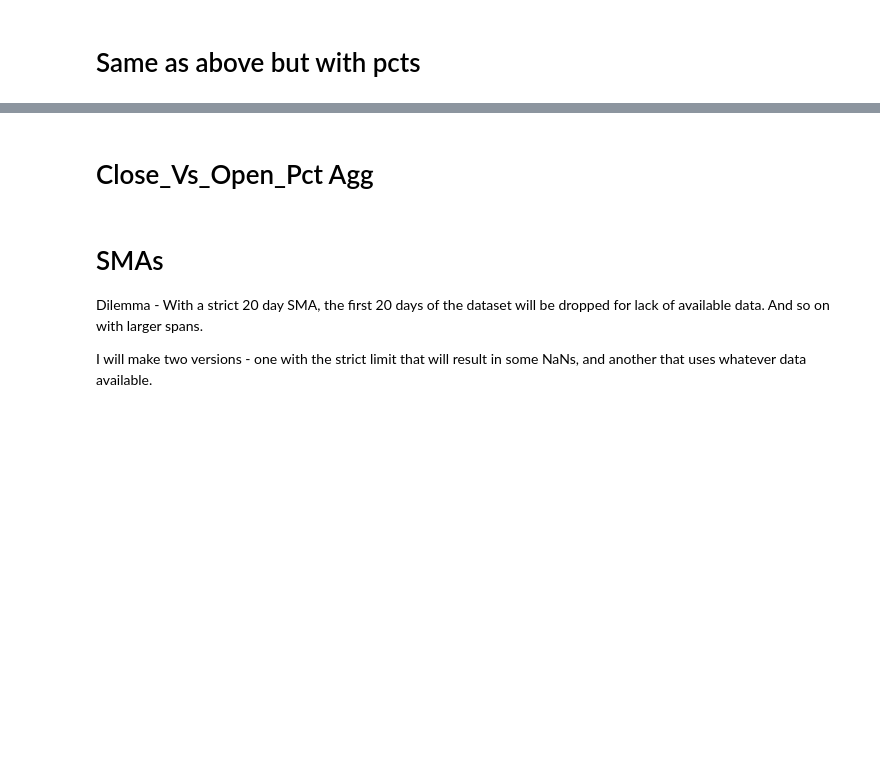
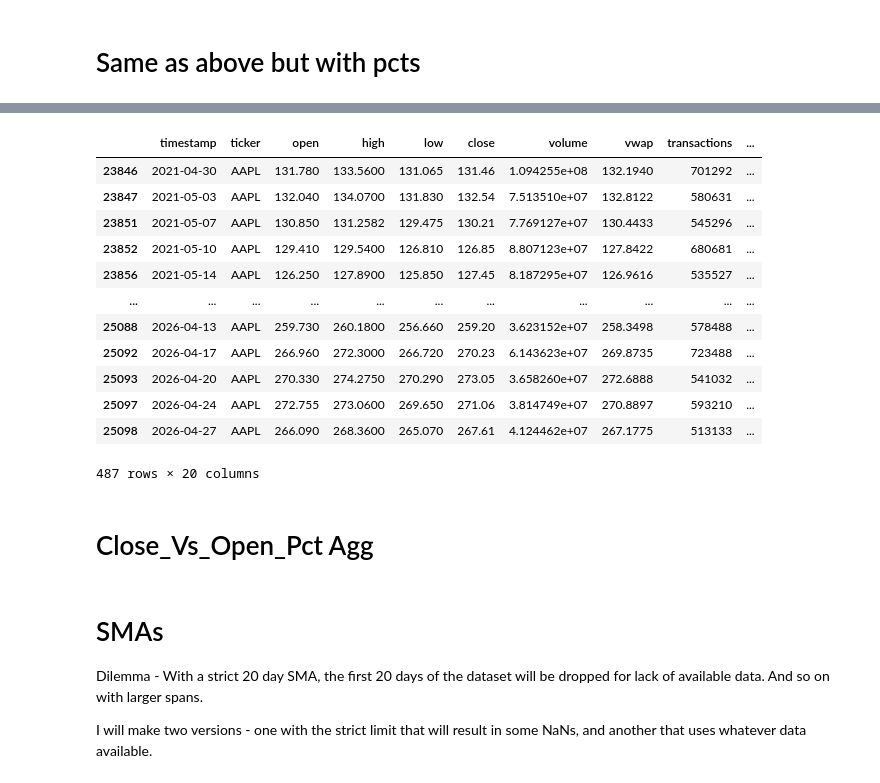
Before and after one commit to matthewcavanaugh96/megalabs, a Jupyter notebook: stock_prediction/1a - Daily Data ETL more stocks.ipynb, the cells around one changed output, grey strips where cells are left out. Cells and saved outputs as stored; diff of their text form; code cells hidden in the pictures; blank space fills up the shorter version.

```diff
--- a/stock_prediction/1a - Daily Data ETL.ipynb
+++ b/stock_prediction/1a - Daily Data ETL more stocks.ipynb
@@ -639,3 +682,20 @@ df_calculated_metrics_pct
+# %%
+df_aapl_mon_fri = df_mon_fri[df_mon_fri['ticker'] == 'AAPL']
+df_aapl_mon_fri
+# %% [output]
+|  | timestamp | ticker | open | high | low | close | volume | vwap | transactions | ... |
+| 23846 | 2021-04-30 | AAPL | 131.780 | 133.5600 | 131.065 | 131.46 | 1.094255e+08 | 132.1940 | 701292 | ... |
+| 23847 | 2021-05-03 | AAPL | 132.040 | 134.0700 | 131.830 | 132.54 | 7.513510e+07 | 132.8122 | 580631 | ... |
+| 23851 | 2021-05-07 | AAPL | 130.850 | 131.2582 | 129.475 | 130.21 | 7.769127e+07 | 130.4433 | 545296 | ... |
+| 23852 | 2021-05-10 | AAPL | 129.410 | 129.5400 | 126.810 | 126.85 | 8.807123e+07 | 127.8422 | 680681 | ... |
+| 23856 | 2021-05-14 | AAPL | 126.250 | 127.8900 | 125.850 | 127.45 | 8.187295e+07 | 126.9616 | 535527 | ... |
+| ... | ... | ... | ... | ... | ... | ... | ... | ... | ... | ... |
+| 25088 | 2026-04-13 | AAPL | 259.730 | 260.1800 | 256.660 | 259.20 | 3.623152e+07 | 258.3498 | 578488 | ... |
+| 25092 | 2026-04-17 | AAPL | 266.960 | 272.3000 | 266.720 | 270.23 | 6.143623e+07 | 269.8735 | 723488 | ... |
+| 25093 | 2026-04-20 | AAPL | 270.330 | 274.2750 | 270.290 | 273.05 | 3.658260e+07 | 272.6888 | 541032 | ... |
+| 25097 | 2026-04-24 | AAPL | 272.755 | 273.0600 | 269.650 | 271.06 | 3.814749e+07 | 270.8897 | 593210 | ... |
+| 25098 | 2026-04-27 | AAPL | 266.090 | 268.3600 | 265.070 | 267.61 | 4.124462e+07 | 267.1775 | 513133 | ... |
+487 rows × 20 columns
 # %% [markdown]
 # Close_Vs_Open_Pct Agg
 # %% [markdown]
```
Also changed, not shown: parts of 6 cells of this notebook, 34 other files.
